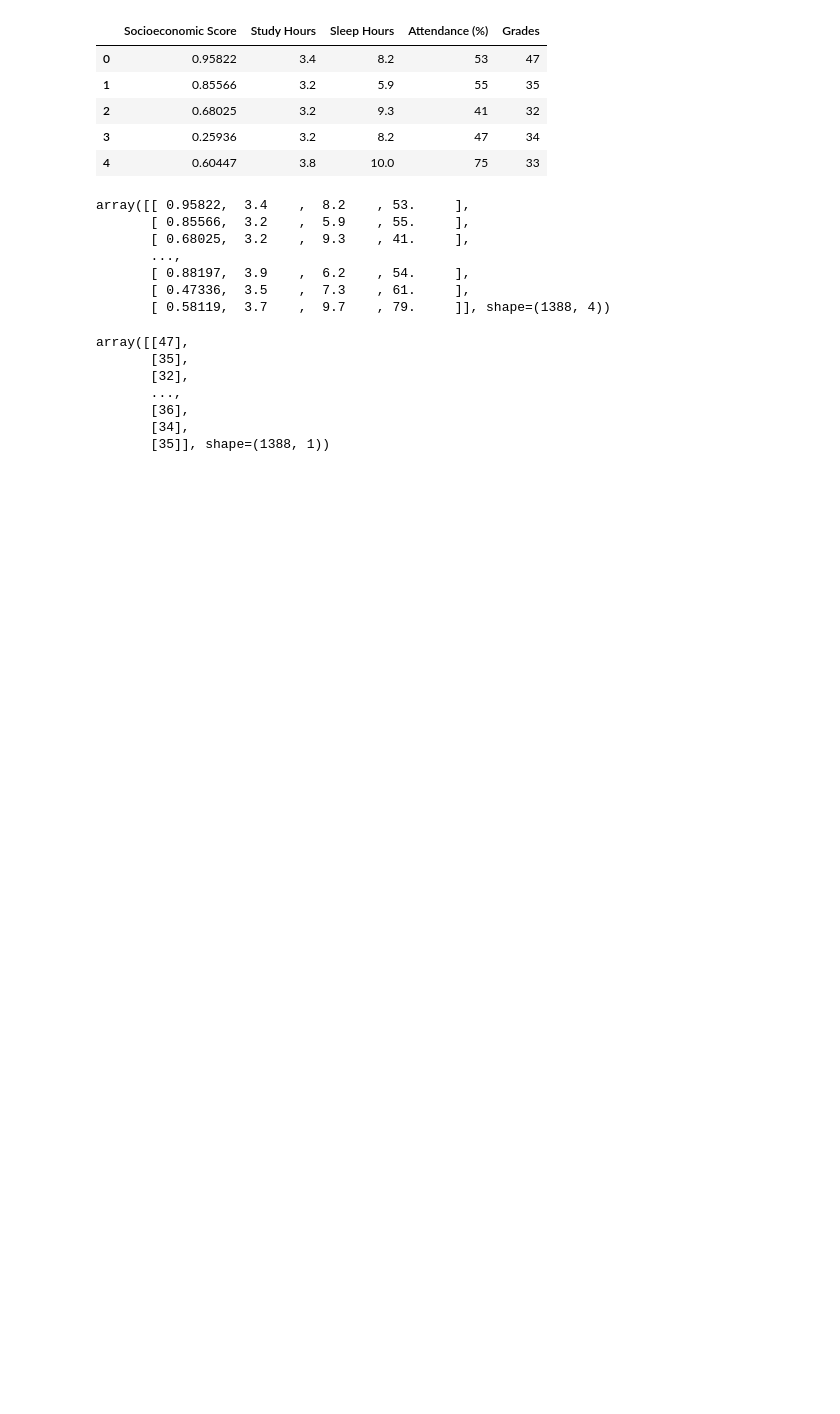
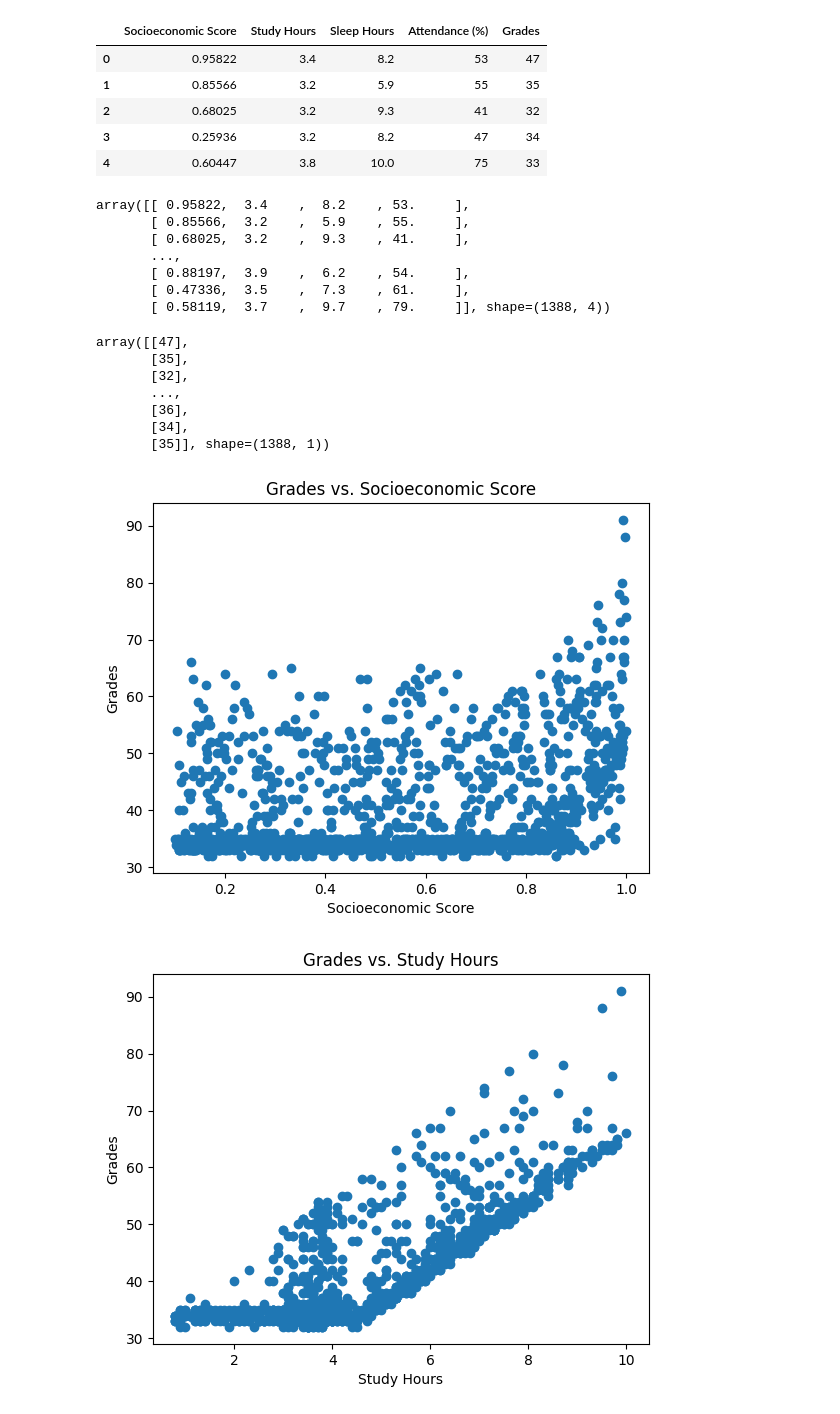
Before and after one commit to XynaxDev/student-grade-prediction, a Jupyter notebook: code.ipynb, the cells around one changed output. Saved outputs shown, nothing was run; the diff lists cells and outputs as text; code cells hidden in the pictures; blank space fills up the shorter version.

```diff
--- a/code.ipynb
+++ b/code.ipynb
@@ -37,3 +37,15 @@ array([[47],
        [36],
        [34],
        [35]], shape=(1388, 1))
+# %%
+features = ['Socioeconomic Score', 'Study Hours', 'Sleep Hours', 'Attendance (%)']
+
+for feature in features:
+    plt.scatter(df[feature], df['Grades'])
+    plt.xlabel(feature)
+    plt.ylabel('Grades')
+    plt.title(f'Grades vs. {feature}')  # Optional title
+    plt.show()
+# %% [output]
+[figure, added]
+[figure, added]
```
Also changed, not shown: parts of 20 cells of this notebook.
